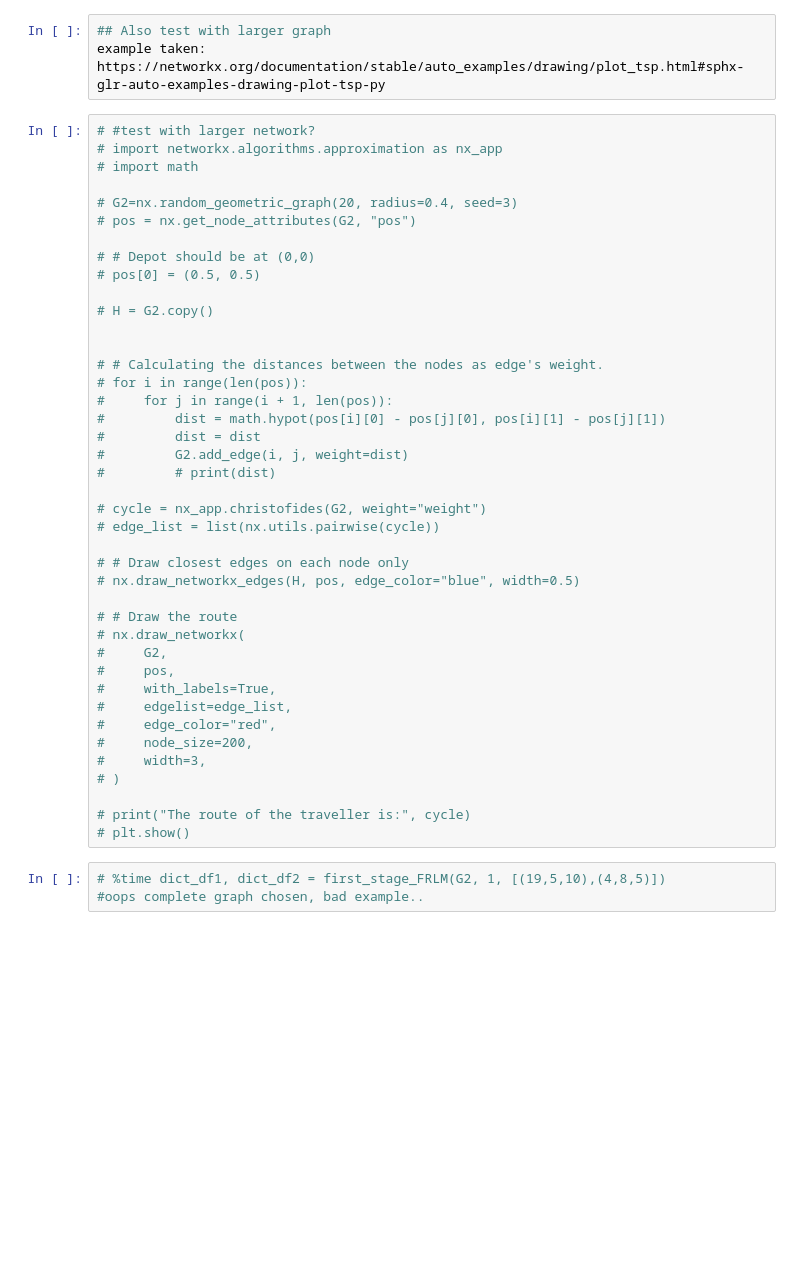
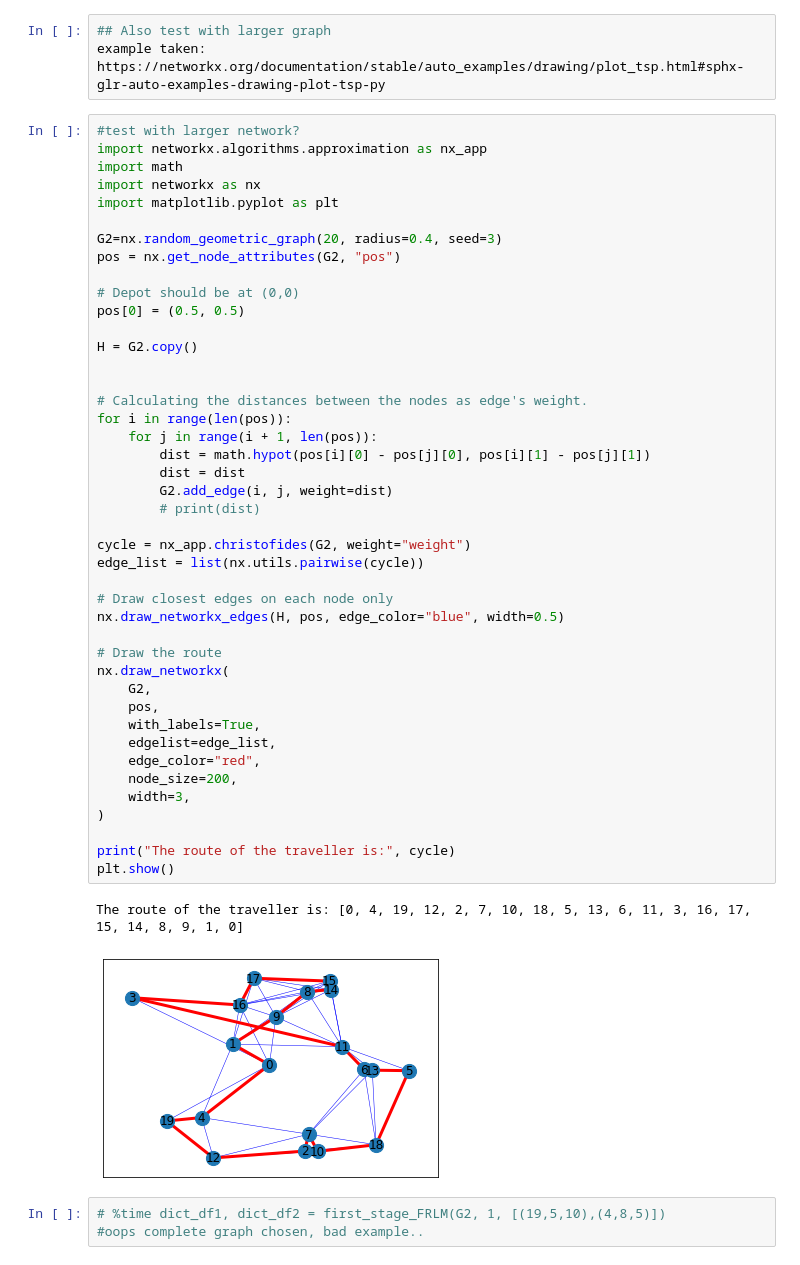
Before and after one commit to fabiandriessen/Thesis, a Jupyter notebook: FRLM_test_network.ipynb, the cells around one changed output. Saved outputs shown, nothing was run; the diff lists cells and outputs as text; blank space fills up the shorter version.

Commit message:
All working, inc visualisation

```diff
--- a/FRLM_test_network.ipynb
+++ b/FRLM_test_network.ipynb
@@ -778,46 +779,51 @@ second_stage_FRLM(G, 1, 10, df1, df2)
 example taken:
 https://networkx.org/documentation/stable/auto_examples/drawing/plot_tsp.html#sphx-glr-auto-examples-drawing-plot-tsp-py
 # %%
-# #test with larger network?
-# import networkx.algorithms.approximation as nx_app
-# import math
+#test with larger network?
+import networkx.algorithms.approximation as nx_app
+import math
+import networkx as nx
+import matplotlib.pyplot as plt
 
-# G2=nx.random_geometric_graph(20, radius=0.4, seed=3)
-# pos = nx.get_node_attributes(G2, "pos")
+G2=nx.random_geometric_graph(20, radius=0.4, seed=3)
+pos = nx.get_node_attributes(G2, "pos")
 
-# # Depot should be at (0,0)
-# pos[0] = (0.5, 0.5)
+# Depot should be at (0,0)
+pos[0] = (0.5, 0.5)
 
-# H = G2.copy()
+H = G2.copy()
 
 
-# # Calculating the distances between the nodes as edge's weight.
-# for i in range(len(pos)):
-#     for j in range(i + 1, len(pos)):
-#         dist = math.hypot(pos[i][0] - pos[j][0], pos[i][1] - pos[j][1])
-#         dist = dist
-#         G2.add_edge(i, j, weight=dist)
-#         # print(dist)
+# Calculating the distances between the nodes as edge's weight.
+for i in range(len(pos)):
+    for j in range(i + 1, len(pos)):
+        dist = math.hypot(pos[i][0] - pos[j][0], pos[i][1] - pos[j][1])
+        dist = dist
+        G2.add_edge(i, j, weight=dist)
+        # print(dist)
 
-# cycle = nx_app.christofides(G2, weight="weight")
-# edge_list = list(nx.utils.pairwise(cycle))
+cycle = nx_app.christofides(G2, weight="weight")
+edge_list = list(nx.utils.pairwise(cycle))
 
-# # Draw closest edges on each node only
-# nx.draw_networkx_edges(H, pos, edge_color="blue", width=0.5)
+# Draw closest edges on each node only
+nx.draw_networkx_edges(H, pos, edge_color="blue", width=0.5)
 
-# # Draw the route
-# nx.draw_networkx(
-#     G2,
-#     pos,
-#     with_labels=True,
-#     edgelist=edge_list,
-#     edge_color="red",
-#     node_size=200,
-#     width=3,
-# )
+# Draw the route
+nx.draw_networkx(
+    G2,
+    pos,
+    with_labels=True,
+    edgelist=edge_list,
+    edge_color="red",
+    node_size=200,
+    width=3,
+)
 
-# print("The route of the traveller is:", cycle)
-# plt.show()
+print("The route of the traveller is:", cycle)
+plt.show()
+# %% [output]
+The route of the traveller is: [0, 4, 19, 12, 2, 7, 10, 18, 5, 13, 6, 11, 3, 16, 17, 15, 14, 8, 9, 1, 0]
+[figure, added]
 # %%
 # %time dict_df1, dict_df2 = first_stage_FRLM(G2, 1, [(19,5,10),(4,8,5)])
 #oops complete graph chosen, bad example..
```
Also changed, not shown: parts of 1 cell of this notebook, 4 other files.
